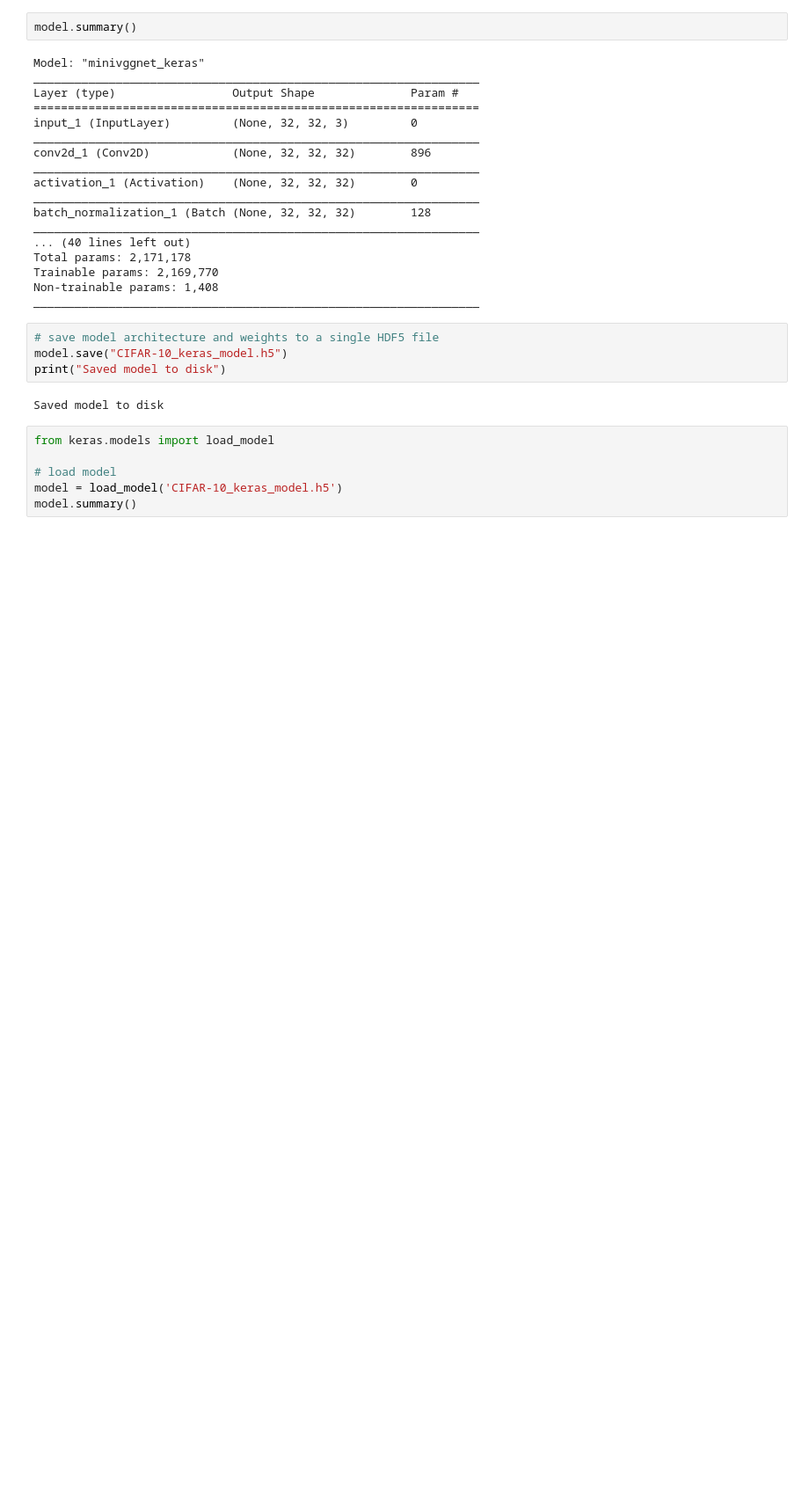
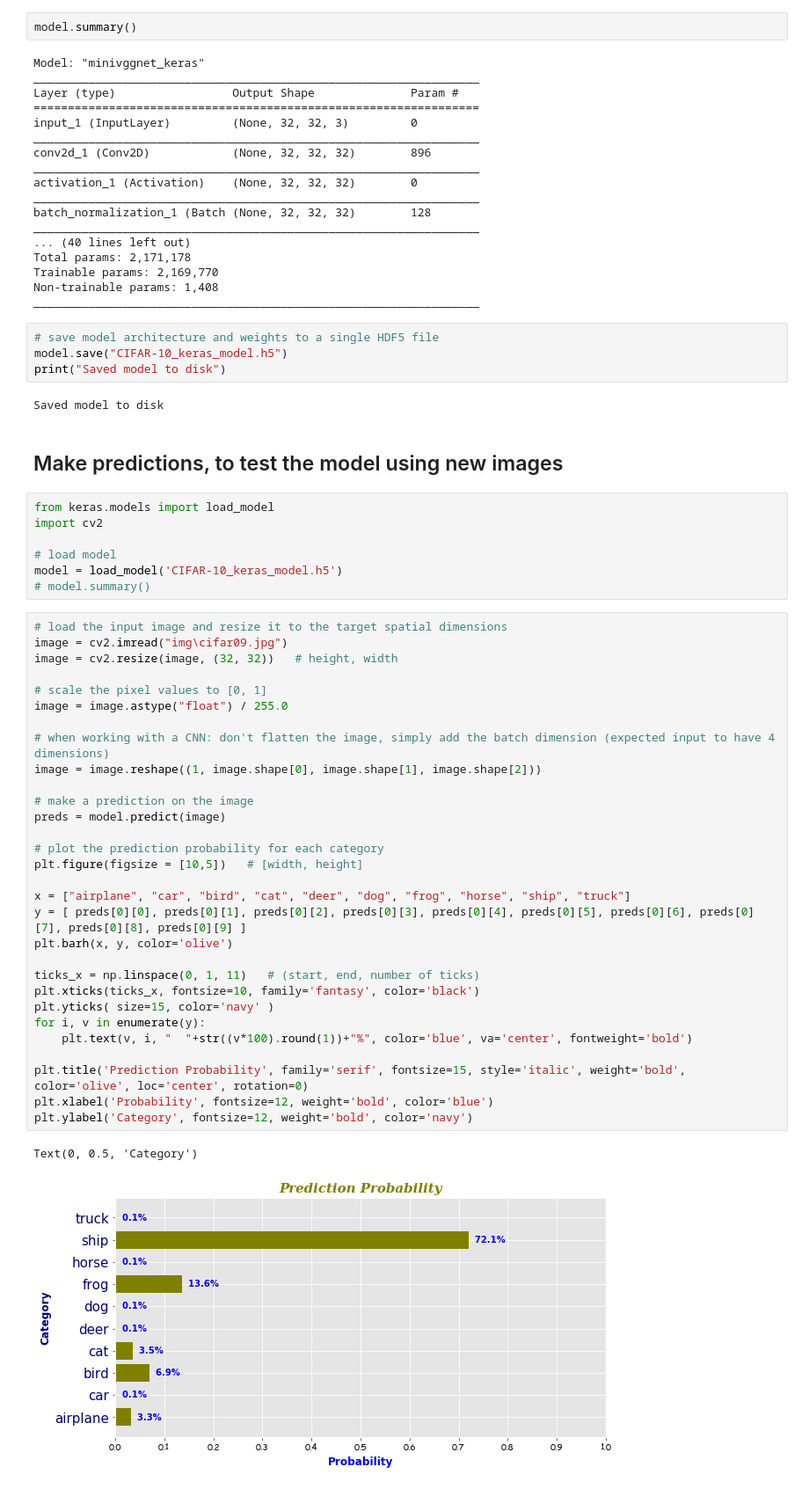
Before and after one commit to JNYH/Project_Kojak_Image_Classification, a Jupyter notebook: CIFAR-10_Keras.ipynb, the cells around one changed output. Shown: that part at 88% size. Drawn from its saved outputs; the diff is of its cells as text; blank space fills up the shorter version.

```diff
--- a/CIFAR-10_Keras.ipynb
+++ b/CIFAR-10_Keras.ipynb
@@ -324,9 +327,45 @@ model.save("CIFAR-10_keras_model.h5")
 print("Saved model to disk")
 # %% [output]
 Saved model to disk
+# %% [markdown]
+## Make predictions, to test the model using new images
 # %%
 from keras.models import load_model
+import cv2
 
 # load model
 model = load_model('CIFAR-10_keras_model.h5')
-model.summary()
+# model.summary()
+# %%
+# load the input image and resize it to the target spatial dimensions
+image = cv2.imread("img\cifar09.jpg")
+image = cv2.resize(image, (32, 32))   # height, width
+
+# scale the pixel values to [0, 1]
+image = image.astype("float") / 255.0
+
+# when working with a CNN: don't flatten the image, simply add the batch dimension (expected input to have 4 dimensions)
+image = image.reshape((1, image.shape[0], image.shape[1], image.shape[2]))
+
+# make a prediction on the image
+preds = model.predict(image)
+
+# plot the prediction probability for each category
+plt.figure(figsize = [10,5])   # [width, height]
+
+x = ["airplane", "car", "bird", "cat", "deer", "dog", "frog", "horse", "ship", "truck"]
+y = [ preds[0][0], preds[0][1], preds[0][2], preds[0][3], preds[0][4], preds[0][5], preds[0][6], preds[0][7], preds[0][8], preds[0][9] ]
+plt.barh(x, y, color='olive')
+
+ticks_x = np.linspace(0, 1, 11)   # (start, end, number of ticks)
+plt.xticks(ticks_x, fontsize=10, family='fantasy', color='black')
+plt.yticks( size=15, color='navy' )
+for i, v in enumerate(y):
+    plt.text(v, i, "  "+str((v*100).round(1))+"%", color='blue', va='center', fontweight='bold')
+
+plt.title('Prediction Probability', family='serif', fontsize=15, style='italic', weight='bold', color='olive', loc='center', rotation=0)
+plt.xlabel('Probability', fontsize=12, weight='bold', color='blue')
+plt.ylabel('Category', fontsize=12, weight='bold', color='navy')
+# %% [output]
+Text(0, 0.5, 'Category')
+[figure, added]
```
Also changed, not shown: parts of 2 cells of this notebook, 1 other file.
